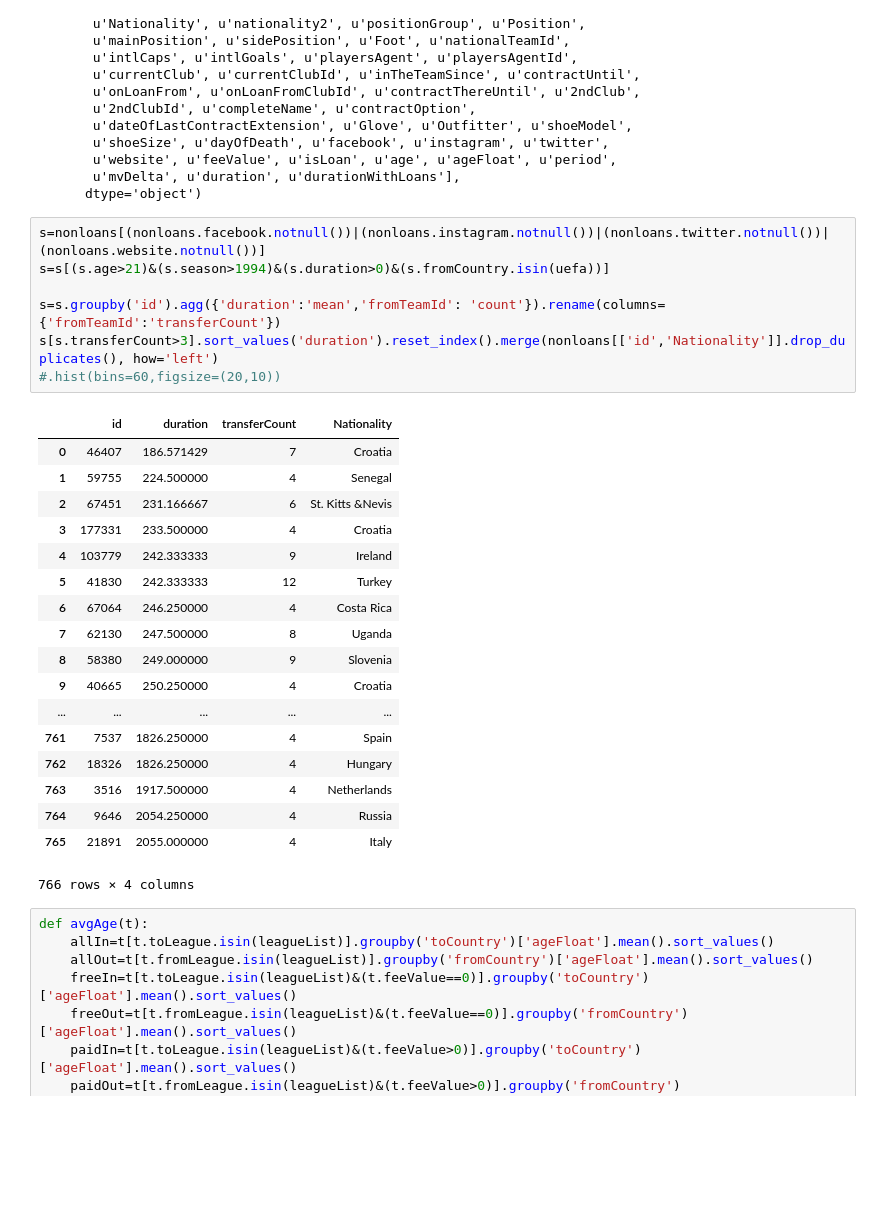
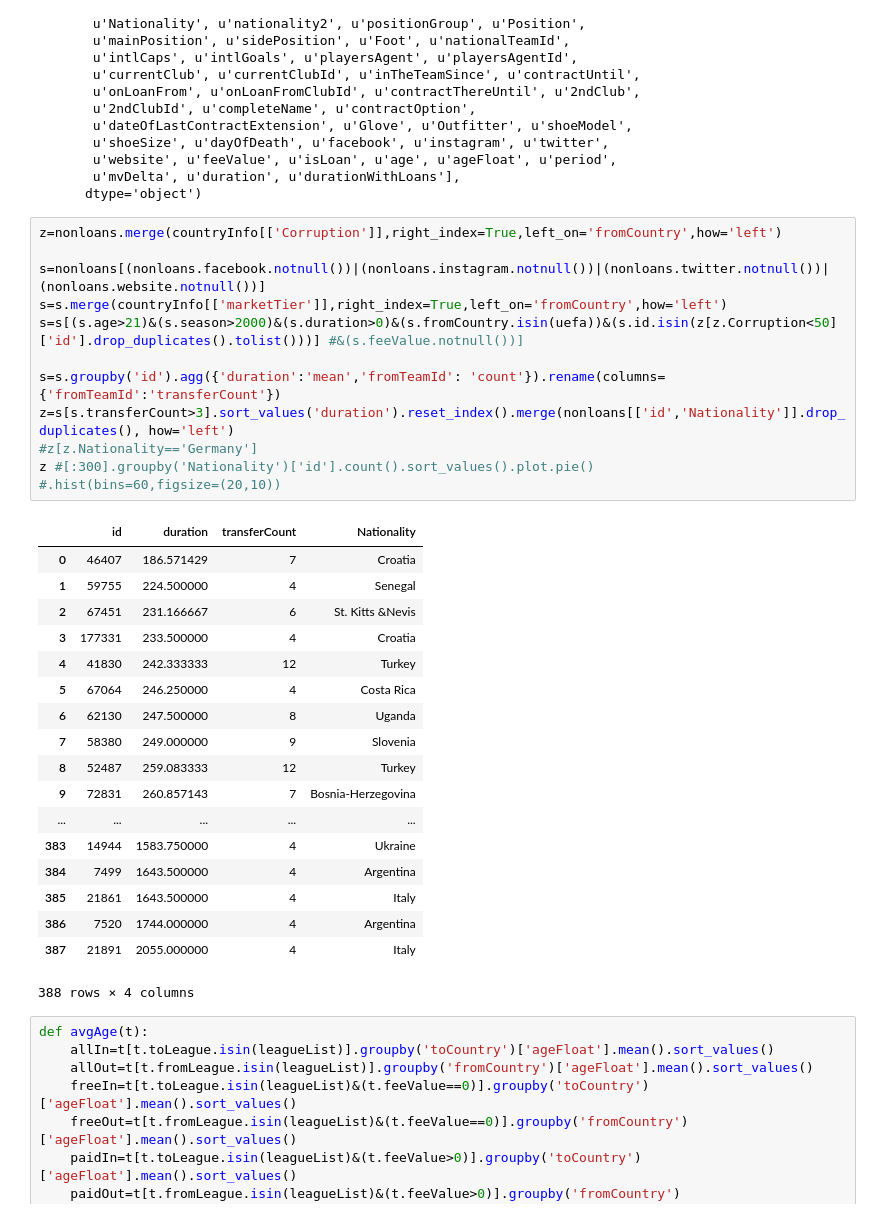
Before and after one commit to kebuhcah/soccer-history, a Jupyter notebook: notebooks/contract_length.ipynb, the cells around one changed output. Drawn from its saved outputs; the diff is of its cells as text; blank space fills up the shorter version.

Commit message:
filter contract length to only players who have been in corrupt countries

```diff
--- a/notebooks/contract_length.ipynb
+++ b/notebooks/contract_length.ipynb
@@ -211,31 +211,36 @@ Index([u'id', u'playerName', u'date', u'season', u'fromCountry', u'fromLeague',
        u'mvDelta', u'duration', u'durationWithLoans'],
       dtype='object')
 # %%
+z=nonloans.merge(countryInfo[['Corruption']],right_index=True,left_on='fromCountry',how='left')
+
 s=nonloans[(nonloans.facebook.notnull())|(nonloans.instagram.notnull())|(nonloans.twitter.notnull())|(nonloans.website.notnull())]
-s=s[(s.age>21)&(s.season>1994)&(s.duration>0)&(s.fromCountry.isin(uefa))]
+s=s.merge(countryInfo[['marketTier']],right_index=True,left_on='fromCountry',how='left')
+s=s[(s.age>21)&(s.season>2000)&(s.duration>0)&(s.fromCountry.isin(uefa))&(s.id.isin(z[z.Corruption<50]['id'].drop_duplicates().tolist()))] #&(s.feeValue.notnull())]
 
 s=s.groupby('id').agg({'duration':'mean','fromTeamId': 'count'}).rename(columns={'fromTeamId':'transferCount'})
-s[s.transferCount>3].sort_values('duration').reset_index().merge(nonloans[['id','Nationality']].drop_duplicates(), how='left')
+z=s[s.transferCount>3].sort_values('duration').reset_index().merge(nonloans[['id','Nationality']].drop_duplicates(), how='left')
+#z[z.Nationality=='Germany']
+z #[:300].groupby('Nationality')['id'].count().sort_values().plot.pie()
 #.hist(bins=60,figsize=(20,10))
 # %% [output]
 |  | id | duration | transferCount | Nationality |
 | 0 | 46407 | 186.571429 | 7 | Croatia |
 | 1 | 59755 | 224.500000 | 4 | Senegal |
 | 2 | 67451 | 231.166667 | 6 | St. Kitts &Nevis |
 | 3 | 177331 | 233.500000 | 4 | Croatia |
-| 4 | 103779 | 242.333333 | 9 | Ireland |
-| 5 | 41830 | 242.333333 | 12 | Turkey |
-| 6 | 67064 | 246.250000 | 4 | Costa Rica |
-| 7 | 62130 | 247.500000 | 8 | Uganda |
-| 8 | 58380 | 249.000000 | 9 | Slovenia |
-| 9 | 40665 | 250.250000 | 4 | Croatia |
+| 4 | 41830 | 242.333333 | 12 | Turkey |
+| 5 | 67064 | 246.250000 | 4 | Costa Rica |
+| 6 | 62130 | 247.500000 | 8 | Uganda |
+| 7 | 58380 | 249.000000 | 9 | Slovenia |
+| 8 | 52487 | 259.083333 | 12 | Turkey |
+| 9 | 72831 | 260.857143 | 7 | Bosnia-Herzegovina |
 | ... | ... | ... | ... | ... |
-| 761 | 7537 | 1826.250000 | 4 | Spain |
-| 762 | 18326 | 1826.250000 | 4 | Hungary |
-| 763 | 3516 | 1917.500000 | 4 | Netherlands |
-| 764 | 9646 | 2054.250000 | 4 | Russia |
-| 765 | 21891 | 2055.000000 | 4 | Italy |
+| 383 | 14944 | 1583.750000 | 4 | Ukraine |
+| 384 | 7499 | 1643.500000 | 4 | Argentina |
+| 385 | 21861 | 1643.500000 | 4 | Italy |
+| 386 | 7520 | 1744.000000 | 4 | Argentina |
+| 387 | 21891 | 2055.000000 | 4 | Italy |
-766 rows × 4 columns
+388 rows × 4 columns
 # %%
 def avgAge(t):
     allIn=t[t.toLeague.isin(leagueList)].groupby('toCountry')['ageFloat'].mean().sort_values()
```
Also changed, not shown: parts of 1 cell of this notebook.
